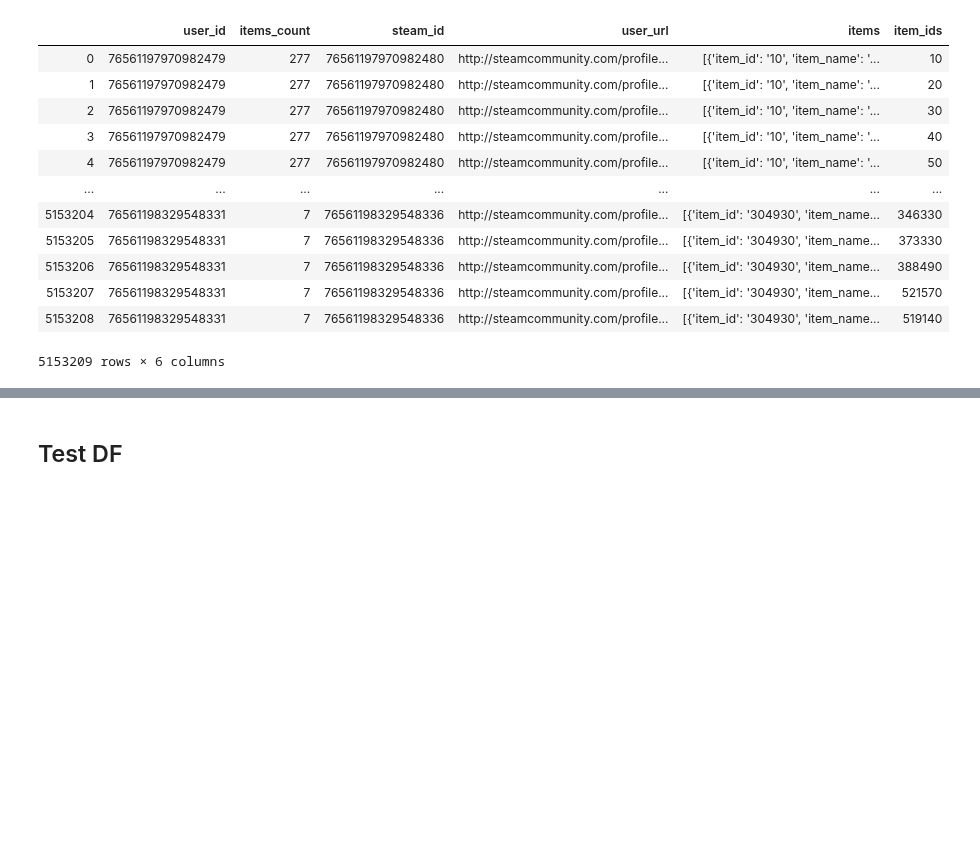
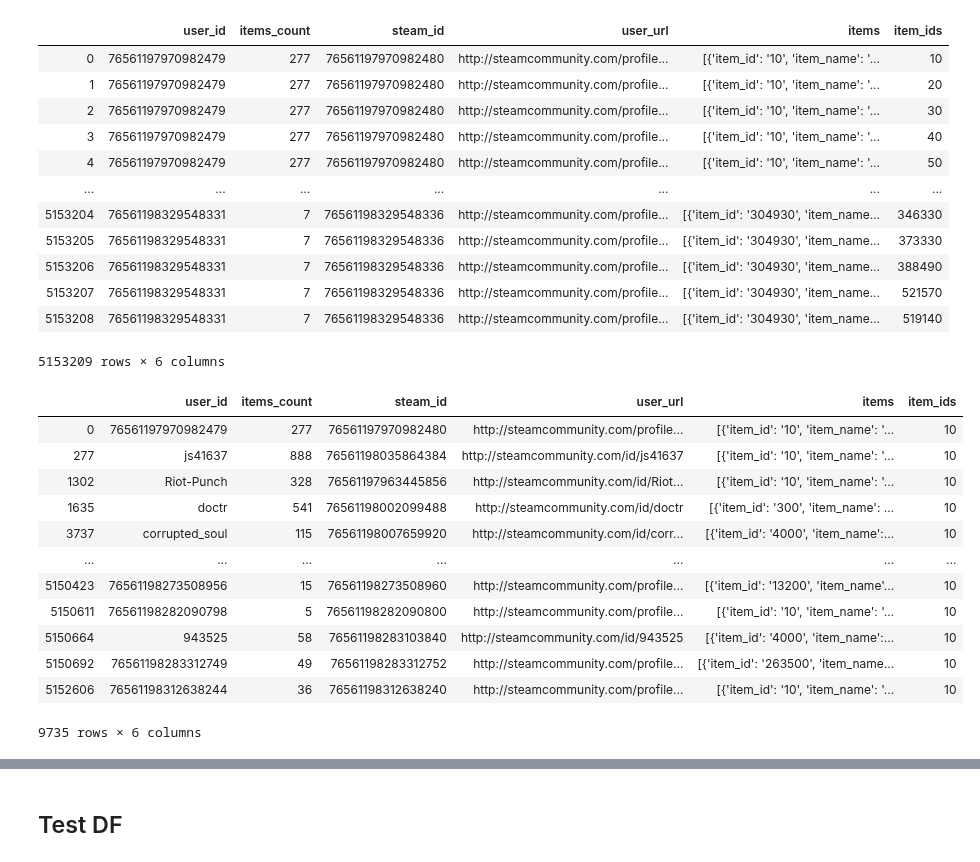
Before and after one commit to nadinezab/video-game-recs, a Jupyter notebook: 2-Data-Exploration.ipynb, the cells around one changed output, grey strips where cells are left out. Drawn from its saved outputs; the diff is of its cells as text; code cells hidden in the pictures; blank space fills up the shorter version.

```diff
--- a/2-Data-Exploration.ipynb
+++ b/2-Data-Exploration.ipynb
@@ -149,3 +149,23 @@ useritems
 | 5153207 | 76561198329548331 | 7 | 76561198329548336 | http://steamcommunity.com/profile... | [{'item_id': '304930', 'item_name... | 521570 |
 | 5153208 | 76561198329548331 | 7 | 76561198329548336 | http://steamcommunity.com/profile... | [{'item_id': '304930', 'item_name... | 519140 |
 5153209 rows × 6 columns
+# %%
+# Change item_id to int
+useritems['item_ids'] = useritems['item_ids'].map(lambda x : int(x))
+# %%
+# Test id 10
+useritems[useritems['item_ids']== 10]
+# %% [output]
+|  | user_id | items_count | steam_id | user_url | items | item_ids |
+| 0 | 76561197970982479 | 277 | 76561197970982480 | http://steamcommunity.com/profile... | [{'item_id': '10', 'item_name': '... | 10 |
+| 277 | js41637 | 888 | 76561198035864384 | http://steamcommunity.com/id/js41637 | [{'item_id': '10', 'item_name': '... | 10 |
+| 1302 | Riot-Punch | 328 | 76561197963445856 | http://steamcommunity.com/id/Riot... | [{'item_id': '10', 'item_name': '... | 10 |
+| 1635 | doctr | 541 | 76561198002099488 | http://steamcommunity.com/id/doctr | [{'item_id': '300', 'item_name': ... | 10 |
+| 3737 | corrupted_soul | 115 | 76561198007659920 | http://steamcommunity.com/id/corr... | [{'item_id': '4000', 'item_name':... | 10 |
+| ... | ... | ... | ... | ... | ... | ... |
+| 5150423 | 76561198273508956 | 15 | 76561198273508960 | http://steamcommunity.com/profile... | [{'item_id': '13200', 'item_name'... | 10 |
+| 5150611 | 76561198282090798 | 5 | 76561198282090800 | http://steamcommunity.com/profile... | [{'item_id': '10', 'item_name': '... | 10 |
+| 5150664 | 943525 | 58 | 76561198283103840 | http://steamcommunity.com/id/943525 | [{'item_id': '4000', 'item_name':... | 10 |
+| 5150692 | 76561198283312749 | 49 | 76561198283312752 | http://steamcommunity.com/profile... | [{'item_id': '263500', 'item_name... | 10 |
+| 5152606 | 76561198312638244 | 36 | 76561198312638240 | http://steamcommunity.com/profile... | [{'item_id': '10', 'item_name': '... | 10 |
+9735 rows × 6 columns
```
Also changed, not shown: parts of 1 cell of this notebook.
